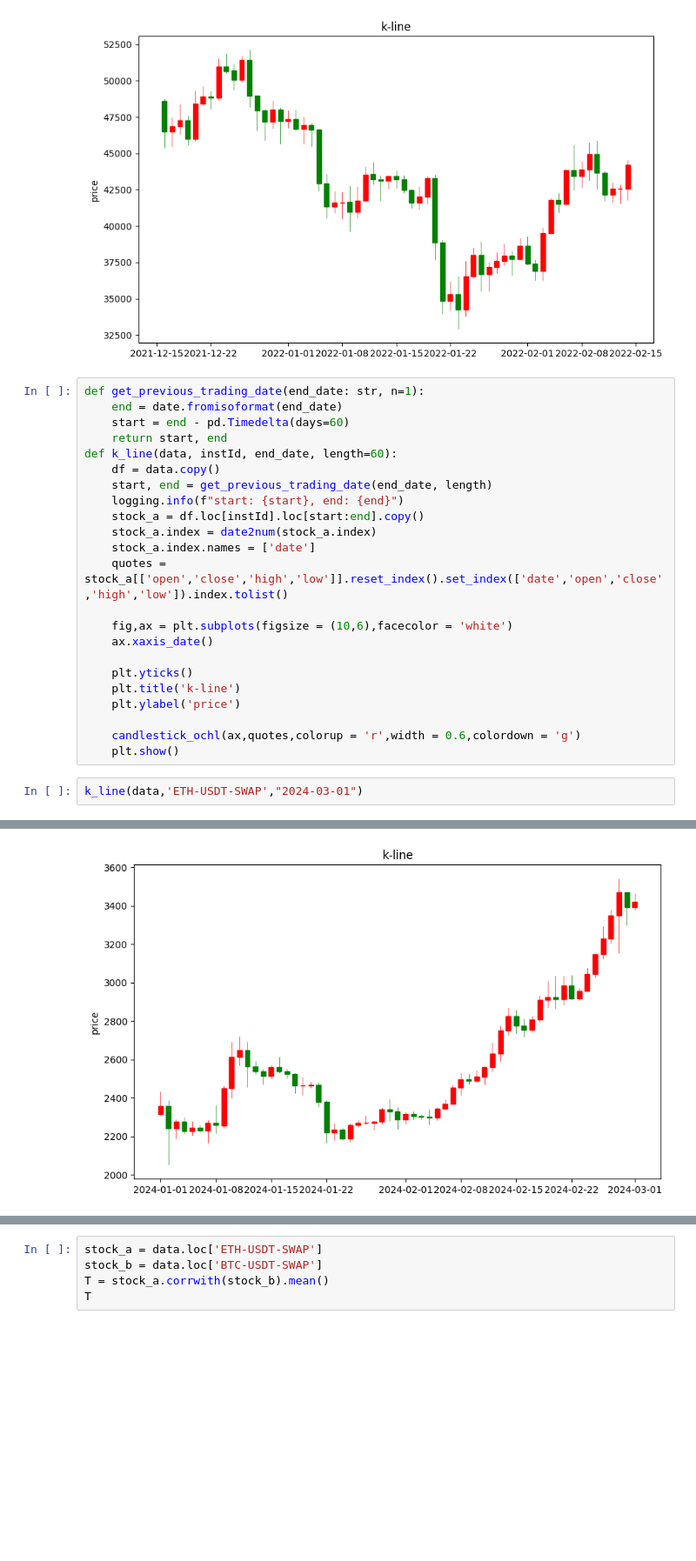
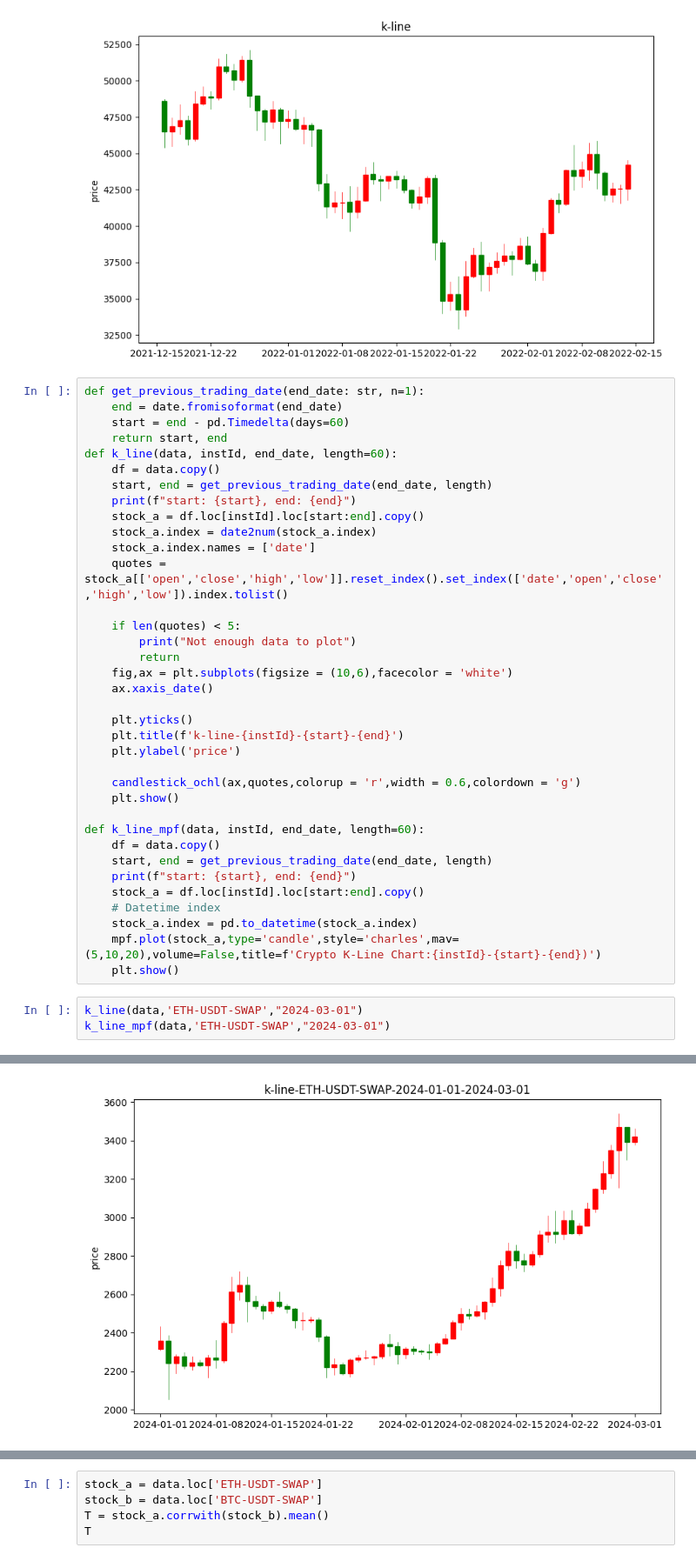
Before and after one commit to Wangshengyang2004/KakiQuant, a Jupyter notebook: kaki/strategies/test.ipynb, the cells around one changed output, grey strips where cells are left out. Shown at 87% size. Saved outputs shown, nothing was run; the diff lists cells and outputs as text; blank space fills up the shorter version.

```diff
--- a/kaki/strategies/test.ipynb
+++ b/kaki/strategies/test.ipynb
@@ -101,21 +101,35 @@ def get_previous_trading_date(end_date: str, n=1):
 def k_line(data, instId, end_date, length=60):
     df = data.copy()
     start, end = get_previous_trading_date(end_date, length)
-    logging.info(f"start: {start}, end: {end}")
+    print(f"start: {start}, end: {end}")
     stock_a = df.loc[instId].loc[start:end].copy()
     stock_a.index = date2num(stock_a.index)
     stock_a.index.names = ['date']
     quotes = stock_a[['open','close','high','low']].reset_index().set_index(['date','open','close','high','low']).index.tolist()
 
+    if len(quotes) < 5:
+        print("Not enough data to plot")
+        return
     fig,ax = plt.subplots(figsize = (10,6),facecolor = 'white')
     ax.xaxis_date()
 
     plt.yticks()
-    plt.title('k-line')
+    plt.title(f'k-line-{instId}-{start}-{end}')
     plt.ylabel('price')
 
     candlestick_ochl(ax,quotes,colorup = 'r',width = 0.6,colordown = 'g')
     plt.show()
+
+def k_line_mpf(data, instId, end_date, length=60):
+    df = data.copy()
+    start, end = get_previous_trading_date(end_date, length)
+    print(f"start: {start}, end: {end}")
+    stock_a = df.loc[instId].loc[start:end].copy()
+    # Datetime index
+    stock_a.index = pd.to_datetime(stock_a.index)
+    mpf.plot(stock_a,type='candle',style='charles',mav=(5,10,20),volume=False,title=f'Crypto K-Line Chart:{instId}-{start}-{end})')
+    plt.show()
 # %%
 k_line(data,'ETH-USDT-SWAP',"2024-03-01")
+k_line_mpf(data,'ETH-USDT-SWAP',"2024-03-01")
 # %% [output]
@@ -122 +137 @@ k_line(data,'ETH-USDT-SWAP',"2024-03-01")
-[figure, old version]
+[figure, new version]
```
Also changed, not shown: parts of 16 cells of this notebook, 2 other files.
